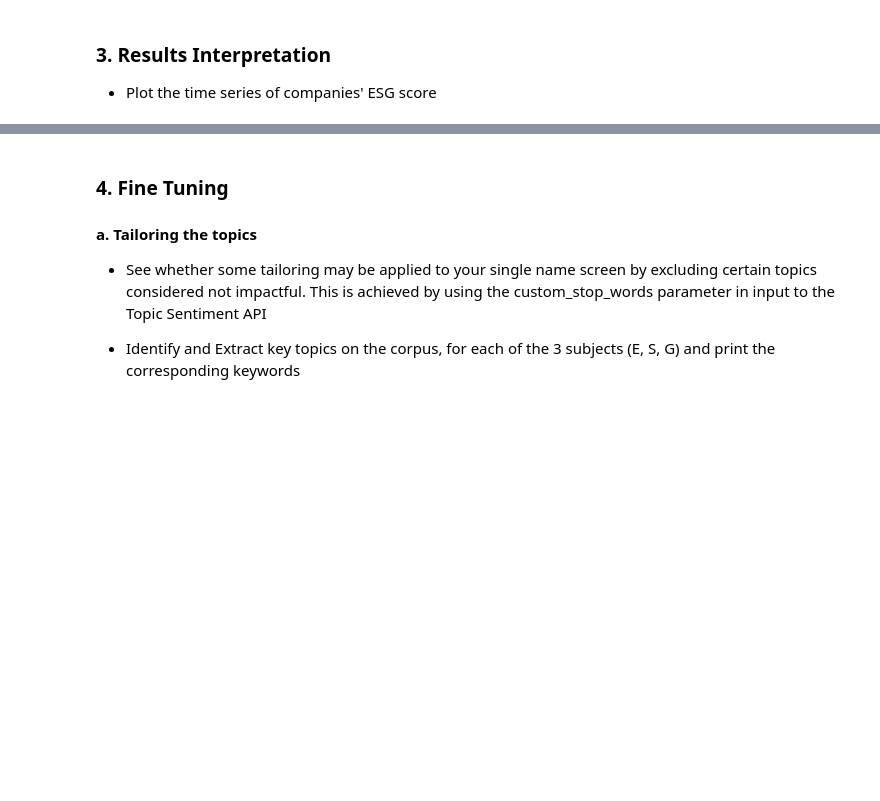
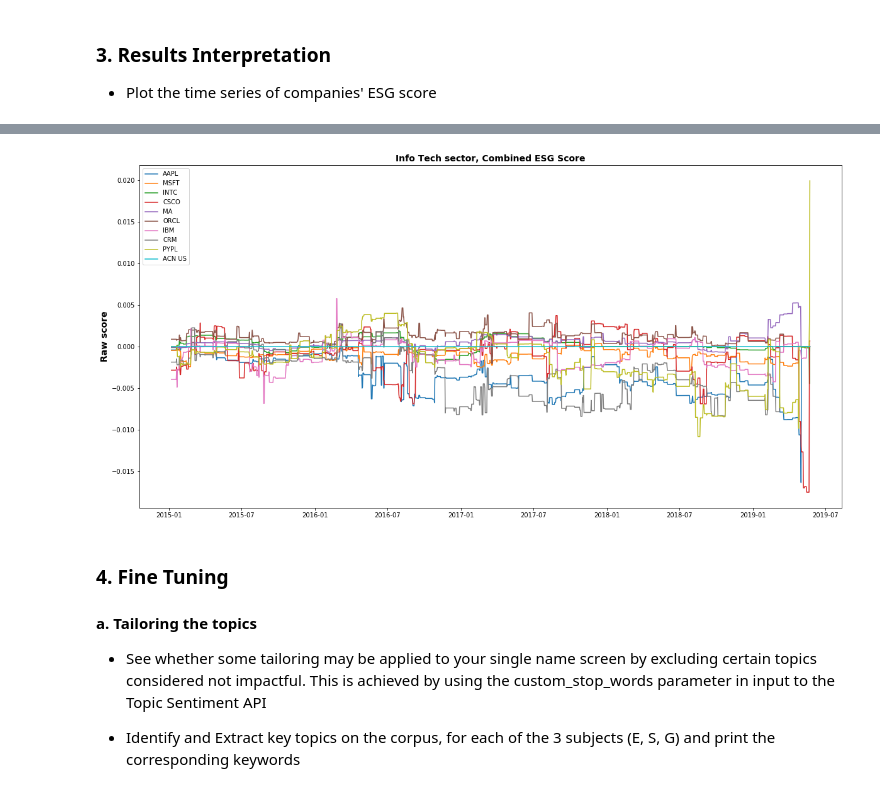
Before and after one commit to SumUpAnalytics/nucleus-sdk, a Jupyter notebook: python/use-cases/ESG_Scoring_NucleusAPI_Use_Case.ipynb, the cells around one changed output, grey strips where cells are left out. Saved outputs shown, nothing was run; the diff lists cells and outputs as text; code cells hidden in the pictures; blank space fills up the shorter version.

```diff
--- a/python/use-cases/ESG_Scoring_NucleusAPI_Use_Case.ipynb
+++ b/python/use-cases/ESG_Scoring_NucleusAPI_Use_Case.ipynb
@@ -232,3 +277,19 @@ for i in range(delta.days):
+# %%
+ESG_combined = []
+for i in range(len(ESG_score1)):
+    ESG_combined.append(ESG_score[i] + ESG_score1[i] + ESG_score2[i])
+# %%
+plt.figure(figsize=(20,10))
+plt.plot(time_stamps, ESG_combined)
+#plt.xticks(time_stamps, rotation='vertical')
+
+labels = tickers
+plt.legend(labels)
+plt.ylabel('Raw score', fontsize=14, fontweight="bold")
+plt.title("Info Tech sector, Combined ESG Score", fontsize=14, fontweight="bold")
+plt.show()
+# %% [output]
+[figure, added]
 # %% [markdown]
 ### 4.	Fine Tuning
 
```
Also changed, not shown: parts of 10 cells of this notebook.
